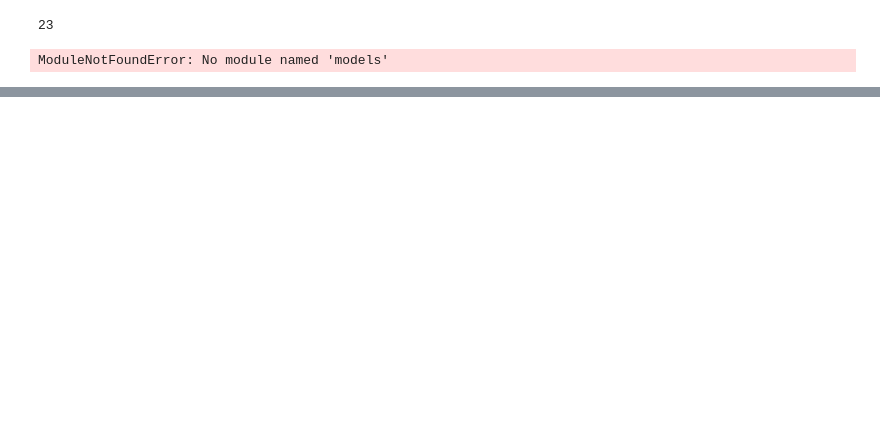
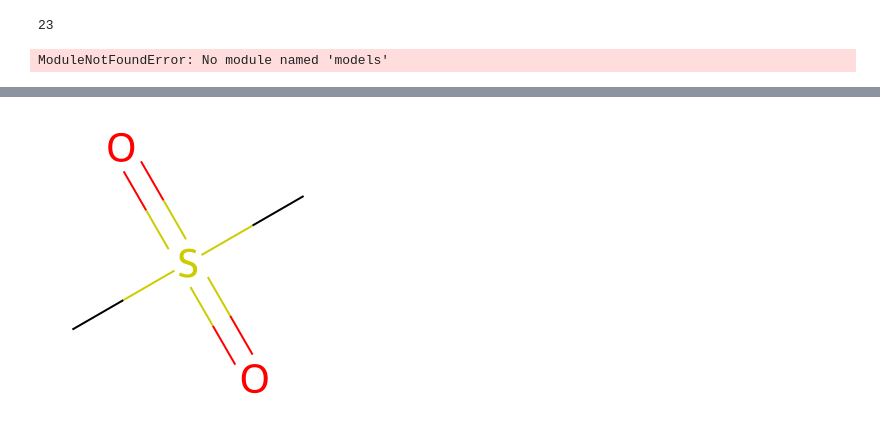
Before and after one commit to Radoralev/gfn-energy, a Jupyter notebook: energy_sampling/notebooks/playground.ipynb, the cells around one changed output, grey strips where cells are left out. Cells and saved outputs as stored; diff of their text form; code cells hidden in the pictures; blank space fills up the shorter version.

```diff
--- a/energy_sampling/notebooks/playground.ipynb
+++ b/energy_sampling/notebooks/playground.ipynb
@@ -91,0 +121,6 @@ ModuleNotFoundError: No module named 'models'
+# %%
+mol = Chem.MolFromSmiles(smiles_[1])
+img = Draw.MolToImage(mol)
+img
+# %% [output]
+[figure, added]
```
Also changed, not shown: parts of 17 cells of this notebook, 5 other files.
